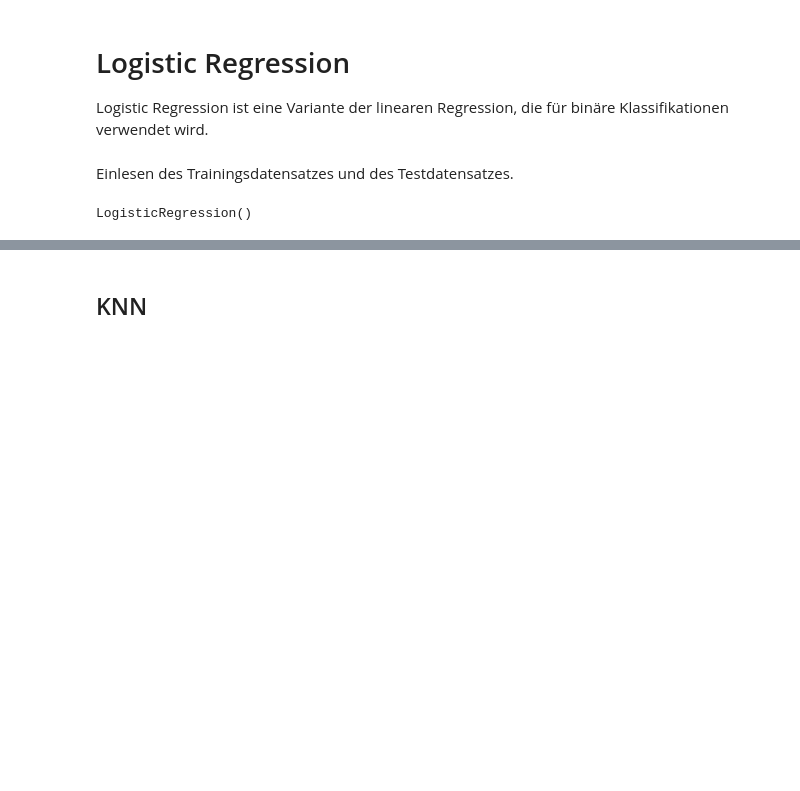
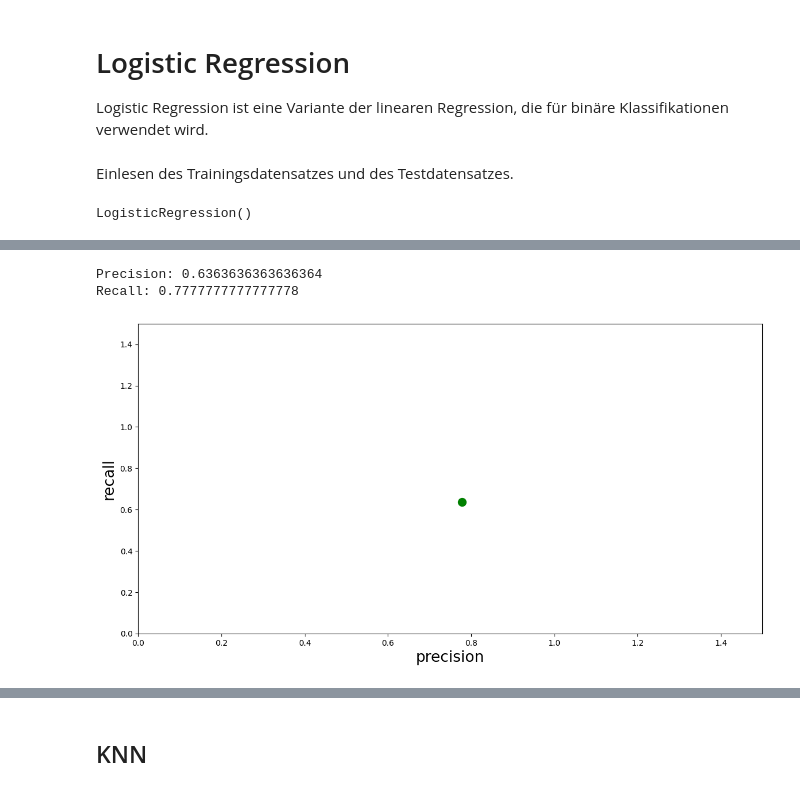
Before and after one commit to ricpnk/project_diabetes_prediction, a Jupyter notebook: notebooks/model_training.ipynb, the cells around one changed output, grey strips where cells are left out. Drawn from its saved outputs; the diff is of its cells as text; code cells hidden in the pictures; blank space fills up the shorter version.

```diff
--- a/notebooks/model_training.ipynb
+++ b/notebooks/model_training.ipynb
@@ -25,0 +28,8 @@ LogisticRegression()
+# %%
+predictions = pd.Series(logreg.predict(test_set))
+
+acc_log_train = logreg.score(train_set, train_labels) * 100
+print('Training accuracy:', round(acc_log_train,2,), "%")
+
+acc_log_test = logreg.score(test_set, test_labels) * 100
+print('Test accuracy:', round(acc_log_test,2,), "%")
@@ -25,0 +58,25 @@ LogisticRegression()
+# %%
+# Precision and Recall:
+
+from sklearn.metrics import precision_score, recall_score
+
+precision = precision_score(test_labels, predictions, pos_label=1)
+recall = recall_score(test_labels, predictions, pos_label=1)
+
+print("Precision:", precision)
+print("Recall:", recall)
+# %% [output]
+Precision: 0.6363636363636364
+Recall: 0.7777777777777778
+# %%
+def plot_precision_vs_recall(precision, recall):
+    plt.plot(recall, precision, "go", markersize = 10)
+    plt.ylabel("recall", fontsize=19)
+    plt.xlabel("precision", fontsize=19)
+    plt.axis([0, 1.5, 0, 1.5])
+
+plt.figure(figsize=(14, 7))
+plot_precision_vs_recall(precision, recall)
+plt.show()
+# %% [output]
+[figure, added]
```
Also changed, not shown: parts of 7 cells of this notebook.
